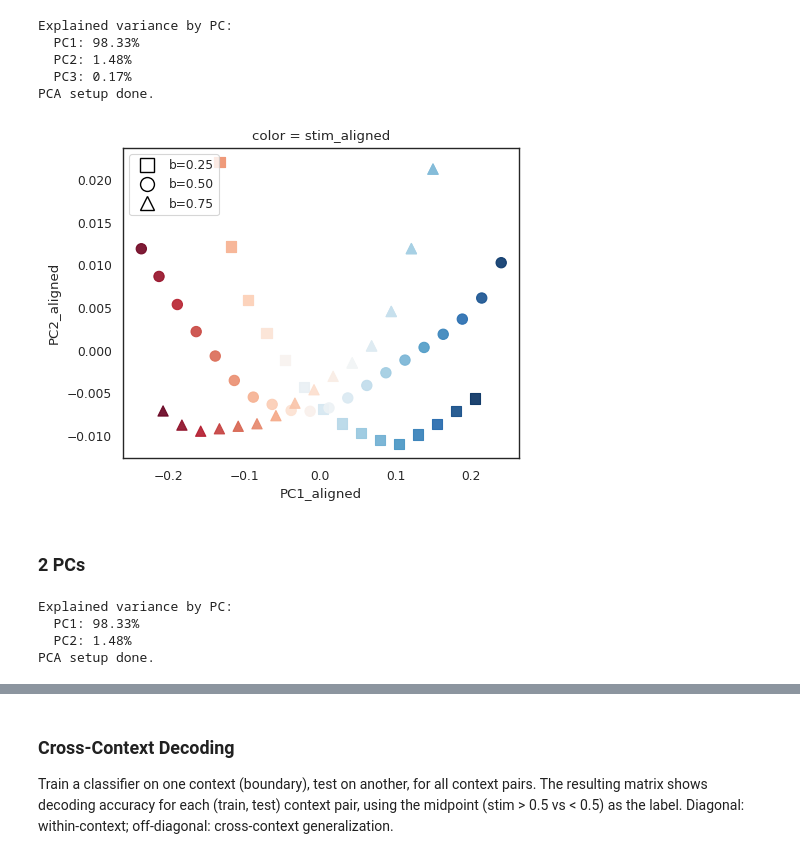
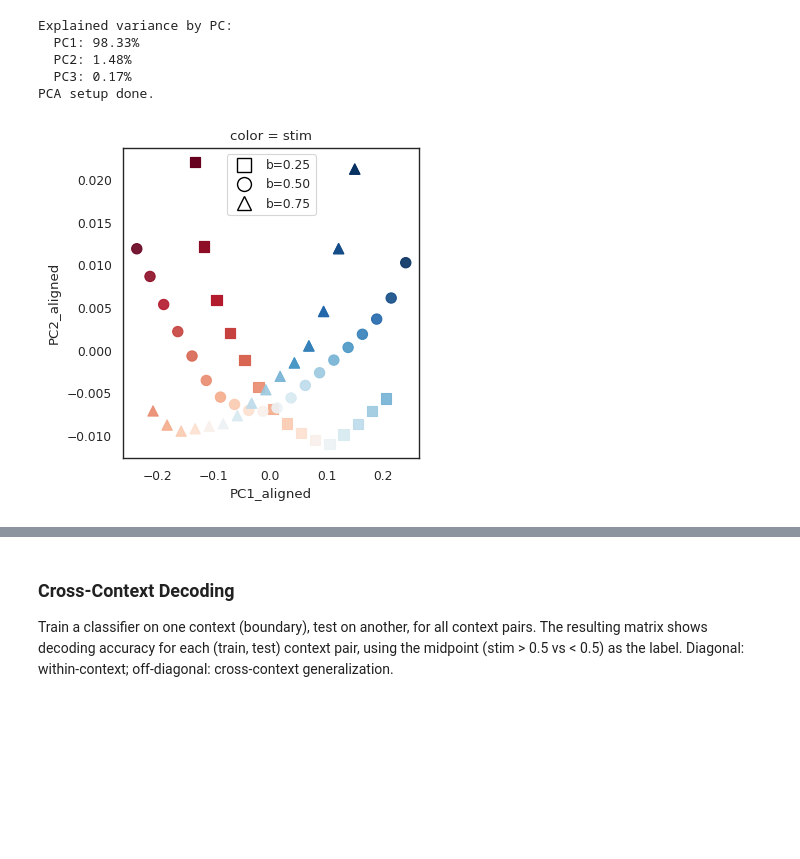
Before and after one commit to siyer7/asymmetry_design, a Jupyter notebook: code/python/simulation_analyses.ipynb, the cells around one changed output, grey strips where cells are left out. Saved outputs shown, nothing was run; the diff lists cells and outputs as text; code cells hidden in the pictures; blank space fills up the shorter version.

Commit message:
CCN abstract draft 1 done

```diff
--- a/code/python/simulation_analyses.ipynb
+++ b/code/python/simulation_analyses.ipynb
@@ -222,7 +222,7 @@ PCA setup done.
 # %%
 # SETTINGS #######
 space = ['Original space', 'Aligned space'][1]
-category = ['stim', 'stim_aligned'][1] # stim_aligned = class
+category = ['stim', 'stim_aligned'][0] # stim_aligned = class
 # print(f'decoding {category}, {space}')
 
 cmap = plt.cm.RdBu
@@ -249,92 +249,32 @@ if space == 'Original space':
 
     for bound in boundaries:
         cond_df = pca_df[pca_df['boundary'] == bound]
         colors = cmap(norm(cond_df[category].values))
         ax.scatter(cond_df[pc_cols[0]], cond_df[pc_cols[1]], cond_df[pc_cols[2]],
                    c=colors, s=55, alpha=0.9, marker=cond_markers[bound], label=f'b={bound:.2f}')
     ax.set(title=f'color = {category}', xlabel=pc_cols[0], ylabel=pc_cols[1], zlabel=pc_cols[2])
 
 elif space == 'Aligned space':
     pc_cols = ['PC1_aligned', 'PC2_aligned']
 
-    fig = plt.figure(figsize=(5, 4))
+    fig = plt.figure(figsize=(4, 4))
     ax = fig.add_subplot(111)
     for bound in boundaries:
         cond_df = pca_df[pca_df['boundary'] == bound]
         colors = cmap(norm(cond_df[category].values))
         ax.scatter(cond_df[pc_cols[0]], cond_df[pc_cols[1]],
                    c=colors, s=55, alpha=0.9, marker=cond_markers[bound], label=f'b={bound:.2f}')
     ax.set(title=f'color = {category}', xlabel=pc_cols[0], ylabel=pc_cols[1])
 
 legend_handles = [
     plt.Line2D([0], [0], marker=cond_markers[bound], color='w',
                markerfacecolor='none', markeredgecolor='black', markersize=10,
                label=f'b={bound:.2f}')
     for bound in boundaries
 ]
 ax.legend(handles=legend_handles, loc='best')
 plt.tight_layout()
 plt.savefig(f'../../figs/ccn/PCA_{category}_{space}.svg', format='svg')
 plt.show()
 # %% [output]
-[figure, old version]
+[figure, new version]
-# %% [markdown]
-### 2 PCs
-# %%
-sns.set(context='paper')
-sns.set_style('white')
-from matplotlib.lines import Line2D
-
-# average hidden activations across networks for each of the 60 trials
-hidden_mean = hidden_stack.mean(axis=0)  # [60, 10]
-
-pca_df = pca_df.copy()
-
-# raw PCA
-pca = PCA(n_components=2)
-pcs = pca.fit_transform(hidden_mean)
-pca_df['PC1'] = pcs[:, 0]
-pca_df['PC2'] = pcs[:, 1]
-pca_df['stim_aligned'] = beh_df.loc[pca_df.index, 'stim_aligned'].values
-
-# Print explained variance ratio for each PC
-explained_var = pca.explained_variance_ratio_
-print('Explained variance by PC:')
-for i, var in enumerate(explained_var, 1):
-    print(f'  PC{i}: {var*100:.2f}%')
-
-# shared norm over global stim range
-shared_norm = Normalize(vmin=pca_df['stim'].min(), vmax=pca_df['stim'].max())
-
-# marker per condition
-cond_markers = {0.25: 's', 0.50: 'o', 0.75: '^'}
-
-# stim range common across all conditions
-stim_lo, stim_hi = 0.25, 0.75
-
-# PC-centroid-subtracted
-pca3 = PCA(n_components=3)
-pcs3 = pca3.fit_transform(hidden_mean)
-pcs3_centered = pcs3.copy()
-for bound in boundaries:
-    idx = pca_df[pca_df['boundary'] == bound].index
-    pcs3_centered[idx] = pcs3[idx] - pcs3[idx].mean(axis=0)
-pca_df['PC1_pcc'] = pcs3_centered[:, 0]
-pca_df['PC2_pcc'] = pcs3_centered[:, 1]
-
-# hidden-centroid-subtracted, then PCA
-hidden_centered = hidden_mean.copy()
-for bound in boundaries:
-    idx = pca_df[pca_df['boundary'] == bound].index
-    hidden_centered[idx] = hidden_mean[idx] - hidden_mean[idx].mean(axis=0)
-pca2 = PCA(n_components=2)
-pcs2 = pca2.fit_transform(hidden_centered)
-pca_df['PC1_c'] = pcs2[:, 0]
-pca_df['PC2_c'] = pcs2[:, 1]
-
-print('PCA setup done.')
-# %% [output]
-Explained variance by PC:
-  PC1: 98.33%
-  PC2: 1.48%
-PCA setup done.
```
Also changed, not shown: parts of 1 cell of this notebook, 2 other files.
